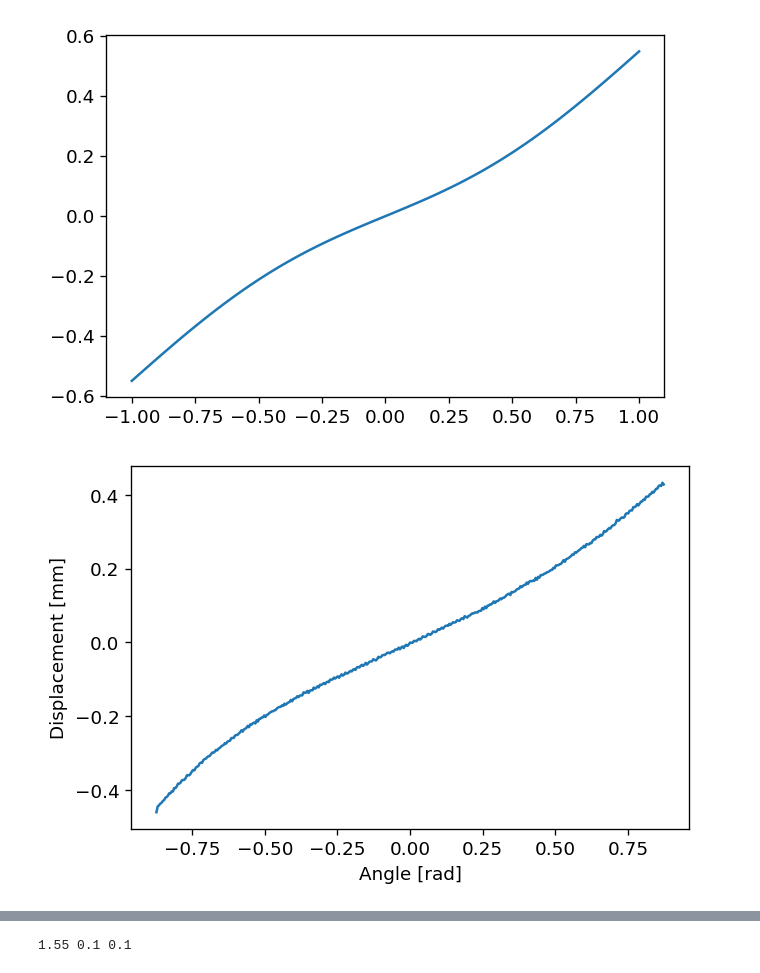
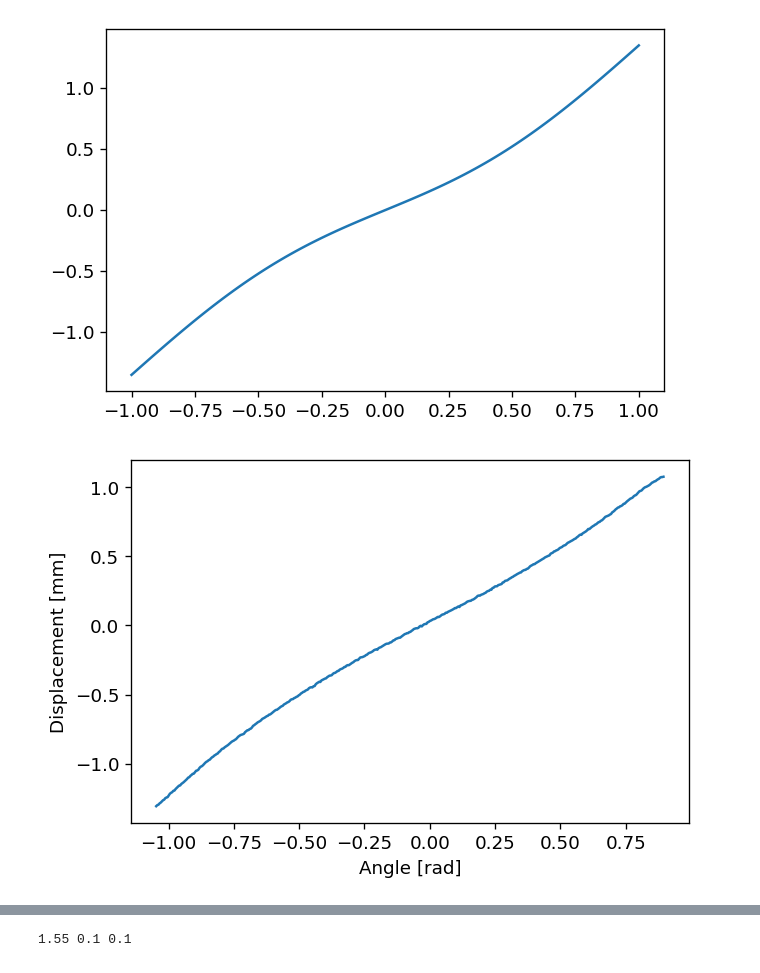
Before and after one commit to Jfeatherstone/IndexOfRefractionMeasurement, a Jupyter notebook: CurveFitting.ipynb, the cells around one changed output, grey strips where cells are left out. Drawn from its saved outputs; the diff is of its cells as text; code cells hidden in the pictures.

Commit message:
Took sapphire data

```diff
--- a/CurveFitting.ipynb
+++ b/CurveFitting.ipynb
@@ -9,11 +9,12 @@ import pandas as pd
 # %%
 # Functional form of the displacement as a function of angle,
 # including extra parameters for phase and displacement offsets
-d = .93 # In mm
+d = 1.01 # In mm
 n0 = 1.00029 # Weisstein Eric. Index of Refraction. Wolfram Research. 2005.
 
 # For 4-slide sample:
 #d = 4.0
+d = 2.29 # for sapphire sample
 
 # Theta should be in radians
 def func_form(theta, a0, a1, a2):
@@ -25,24 +26,24 @@ testDisplacementArr = [func_form(t, 0, 0, 1.6) for t in testAngleArr]
 plt.plot(testAngleArr, testDisplacementArr)
 plt.show()
 # %% [output]
-[figure, old version]
+[figure, new version]
 # %%
-data = pd.read_csv('data/single_glass_slide.txt')
+data = pd.read_csv('data/sapphire_disk.txt')
 
 # Convert to radians and mm
 # Not sure why I have to take the negative of the angle (horizontal reflection)
 angleArr = - data["angle"] * np.pi / 180
 displacementArr = data["peak_position"] * 1e-3 - np.mean(data["peak_position"] * 1e-3)
-#angleArr = angleArr[20:-20]
-#displacementArr = displacementArr[20:-20]
+angleArr = angleArr[:-35]
+displacementArr = displacementArr[:-35]
 
 plt.plot(angleArr, displacementArr)
 plt.ylabel('Displacement [mm]')
 plt.xlabel('Angle [rad]')
 #plt.savefig('images/ruby_sample.png')
 plt.show()
 # %% [output]
-[figure, old version]
+[figure, new version]
 # %%
 # Now actually do the curve fitting
 popt, pcov = curve_fit(func_form, angleArr, displacementArr,
```
Also changed, not shown: parts of 2 cells of this notebook, 7 other files.
